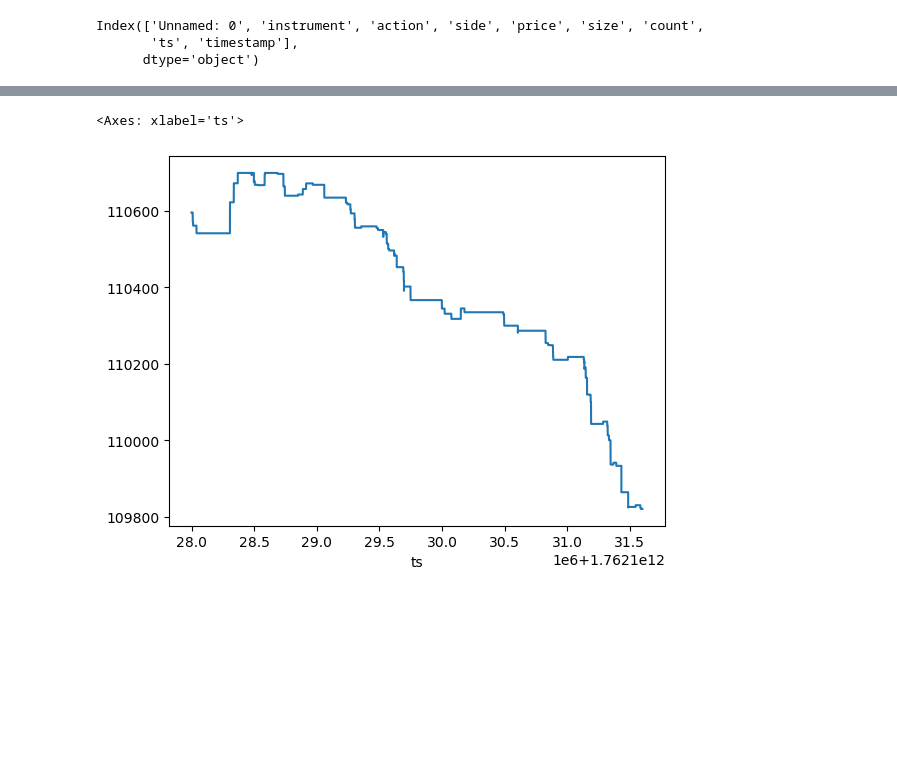
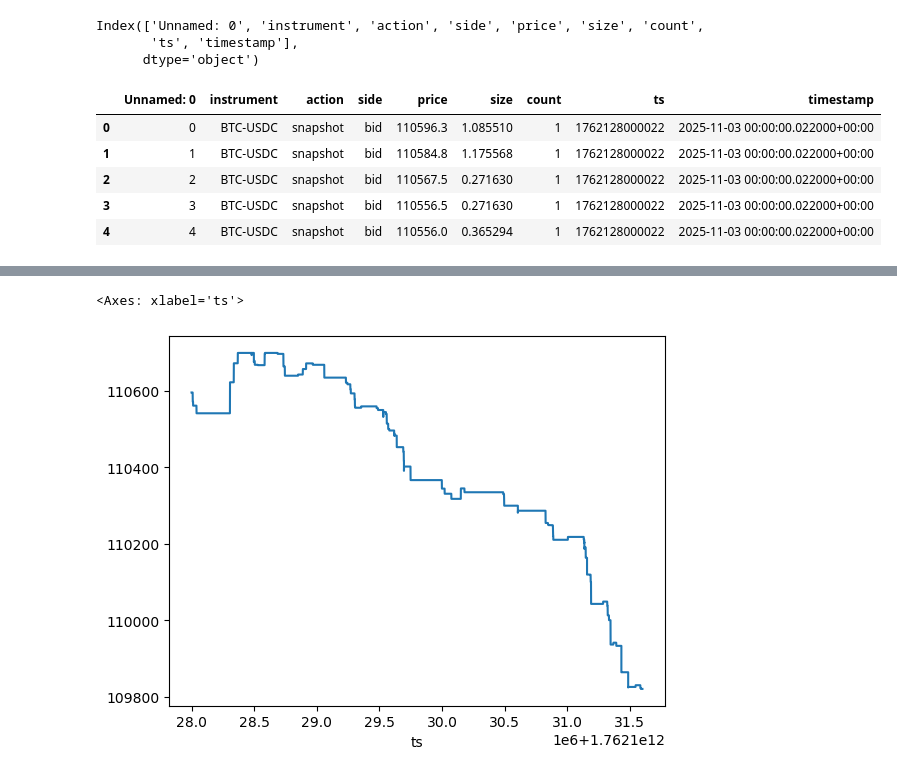
Before and after one commit to jinczing/okx-lob-da, a Jupyter notebook: lab-okx-profile.ipynb, the cells around one changed output, grey strips where cells are left out. Saved outputs shown, nothing was run; the diff lists cells and outputs as text; code cells hidden in the pictures; blank space fills up the shorter version.

```diff
--- a/lab-okx-profile.ipynb
+++ b/lab-okx-profile.ipynb
@@ -29,3 +48,12 @@ orderbook_df.columns
 Index(['Unnamed: 0', 'instrument', 'action', 'side', 'price', 'size', 'count',
        'ts', 'timestamp'],
       dtype='object')
+# %%
+orderbook_df.head()
+# %% [output]
+|  | Unnamed: 0 | instrument | action | side | price | size | count | ts | timestamp |
+| 0 | 0 | BTC-USDC | snapshot | bid | 110596.3 | 1.085510 | 1 | 1762128000022 | 2025-11-03 00:00:00.022000+00:00 |
+| 1 | 1 | BTC-USDC | snapshot | bid | 110584.8 | 1.175568 | 1 | 1762128000022 | 2025-11-03 00:00:00.022000+00:00 |
+| 2 | 2 | BTC-USDC | snapshot | bid | 110567.5 | 0.271630 | 1 | 1762128000022 | 2025-11-03 00:00:00.022000+00:00 |
+| 3 | 3 | BTC-USDC | snapshot | bid | 110556.5 | 0.271630 | 1 | 1762128000022 | 2025-11-03 00:00:00.022000+00:00 |
+| 4 | 4 | BTC-USDC | snapshot | bid | 110556.0 | 0.365294 | 1 | 1762128000022 | 2025-11-03 00:00:00.022000+00:00 |
```
Also changed, not shown: parts of 21 cells of this notebook, 2 other files.
